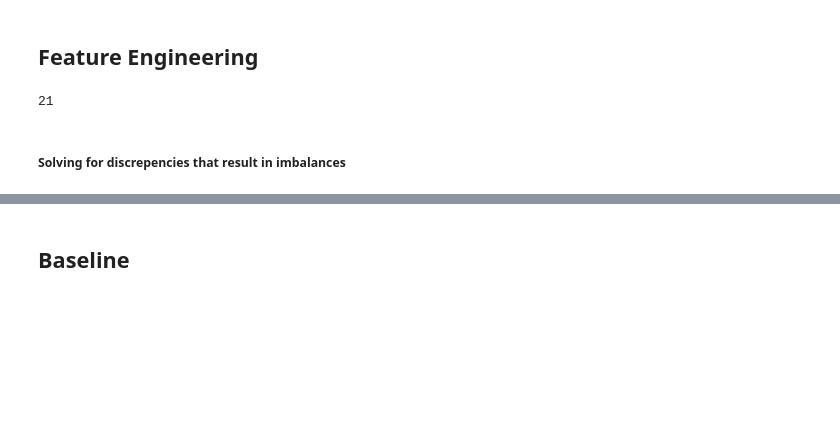
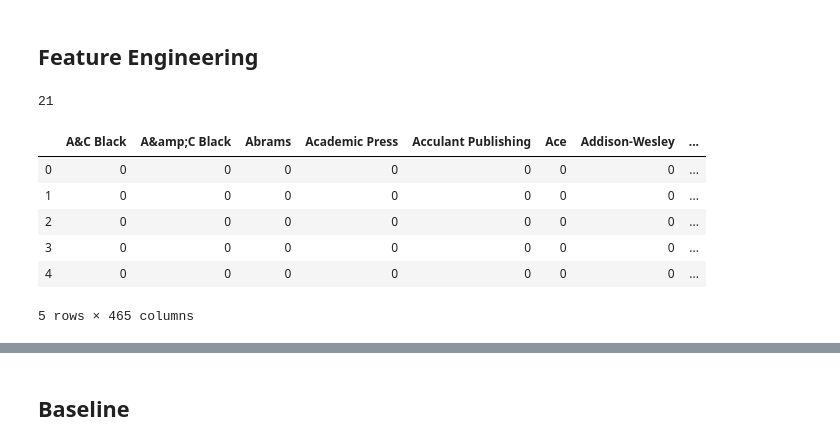
Before and after one commit to michaeleby1/google-books-classification, a Jupyter notebook: modeling.ipynb, the cells around one changed output, grey strips where cells are left out. Drawn from its saved outputs; the diff is of its cells as text; code cells hidden in the pictures; blank space fills up the shorter version.

```diff
--- a/modeling.ipynb
+++ b/modeling.ipynb
@@ -62,5 +62,19 @@ df['popular_author'] = df['authors'].map(lambda x: popular_author(x))
 print(df['popular_author'].sum())
 # %% [output]
 21
-# %% [markdown]
-##### Solving for discrepencies that result in imbalances
+# %%
+words = tfidf_one_hot_words.iloc[:,0:49]
+
+df = pd.concat([ pd.get_dummies(df['publisher']), pd.get_dummies(df['month']),
+                     pd.get_dummies(df['year']), pd.get_dummies(df['categories']),
+                df['images'], df['isEbook'], df['popular_author'], df['above4p5']], axis=1)
+df = pd.concat([df, words], join="inner", axis=1)
+df.head()
+# %% [output]
+|  | A&C Black | A&amp;C Black | Abrams | Academic Press | Acculant Publishing | Ace | Addison-Wesley | ... |
+| 0 | 0 | 0 | 0 | 0 | 0 | 0 | 0 | ... |
+| 1 | 0 | 0 | 0 | 0 | 0 | 0 | 0 | ... |
+| 2 | 0 | 0 | 0 | 0 | 0 | 0 | 0 | ... |
+| 3 | 0 | 0 | 0 | 0 | 0 | 0 | 0 | ... |
+| 4 | 0 | 0 | 0 | 0 | 0 | 0 | 0 | ... |
+5 rows × 465 columns
```
Also changed, not shown: parts of 25 cells of this notebook.
